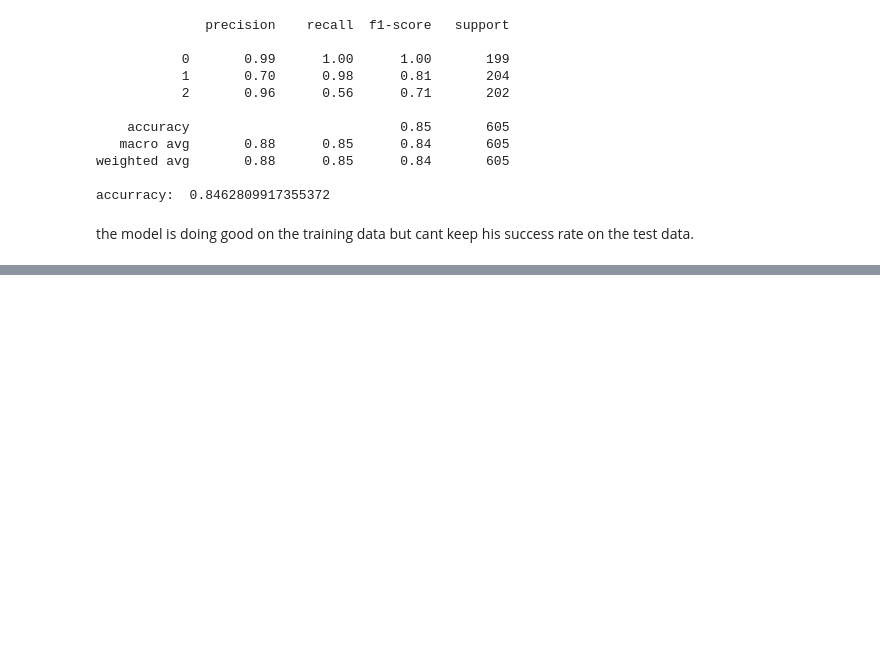
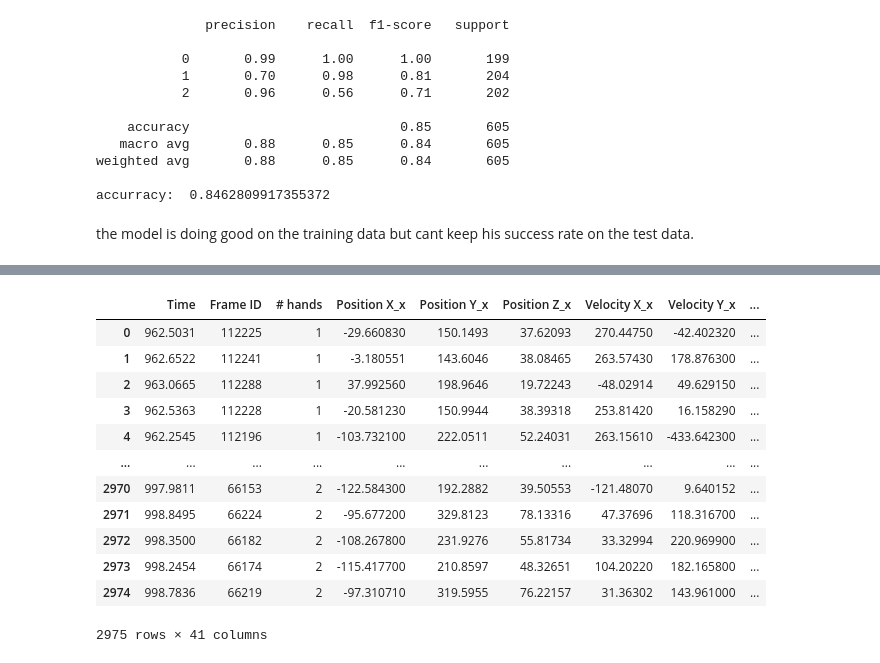
Before and after one commit to or-yitshak/Final-Project-Semester-B, a Jupyter notebook: Notebook 4.ipynb, the cells around one changed output, grey strips where cells are left out. Cells and saved outputs as stored; diff of their text form; code cells hidden in the pictures; blank space fills up the shorter version.

```diff
--- a/Notebook 4.ipynb
+++ b/Notebook 4.ipynb
@@ -539,0 +572,10 @@ the model is doing good on the training data but cant keep his success rate on t
+# %%
+def get_data4(dfs_list, alone):
+    new_dfs_list = []
+    for i in dfs_list:
+        if alone == True:
+            i = alone_transform(i)
+        df = get_data3(i)
+        new_dfs_list.append(df)
+    df = pd.concat(new_dfs_list)
+    return df
@@ -539,0 +628,30 @@ the model is doing good on the training data but cant keep his success rate on t
+# %%
+Names_test = ['itiel','mor','oded']
+alon_test_list = [itiel_alon,mor_alon,oded_alon]
+spon_test_list = [itiel_spon,mor_spon,oded_spon]
+sync_test_list = [itiel_sync,mor_sync,oded_sync]
+alon_test = get_data4(alon_test_list, True, Names_test)
+spon_test = get_data4(spon_test_list, False, Names_test)
+sync_test = get_data4(sync_test_list, False, Names_test)
+alon_test['label']=0
+spon_test['label']=1
+sync_test['label']=2
+# %%
+test_data = pd.concat([alon_test,spon_test,sync_test])
+test_data.dropna(inplace= True)
+test_data.reset_index(drop=True,inplace=True)
+test_data
+# %% [output]
+|  | Time | Frame ID | # hands | Position X_x | Position Y_x | Position Z_x | Velocity X_x | Velocity Y_x | ... |
+| 0 | 962.5031 | 112225 | 1 | -29.660830 | 150.1493 | 37.62093 | 270.44750 | -42.402320 | ... |
+| 1 | 962.6522 | 112241 | 1 | -3.180551 | 143.6046 | 38.08465 | 263.57430 | 178.876300 | ... |
+| 2 | 963.0665 | 112288 | 1 | 37.992560 | 198.9646 | 19.72243 | -48.02914 | 49.629150 | ... |
+| 3 | 962.5363 | 112228 | 1 | -20.581230 | 150.9944 | 38.39318 | 253.81420 | 16.158290 | ... |
+| 4 | 962.2545 | 112196 | 1 | -103.732100 | 222.0511 | 52.24031 | 263.15610 | -433.642300 | ... |
+| ... | ... | ... | ... | ... | ... | ... | ... | ... | ... |
+| 2970 | 997.9811 | 66153 | 2 | -122.584300 | 192.2882 | 39.50553 | -121.48070 | 9.640152 | ... |
+| 2971 | 998.8495 | 66224 | 2 | -95.677200 | 329.8123 | 78.13316 | 47.37696 | 118.316700 | ... |
+| 2972 | 998.3500 | 66182 | 2 | -108.267800 | 231.9276 | 55.81734 | 33.32994 | 220.969900 | ... |
+| 2973 | 998.2454 | 66174 | 2 | -115.417700 | 210.8597 | 48.32651 | 104.20220 | 182.165800 | ... |
+| 2974 | 998.7836 | 66219 | 2 | -97.310710 | 319.5955 | 76.22157 | 31.36302 | 143.961000 | ... |
+2975 rows × 41 columns
```
Also changed, not shown: parts of 33 cells of this notebook.
